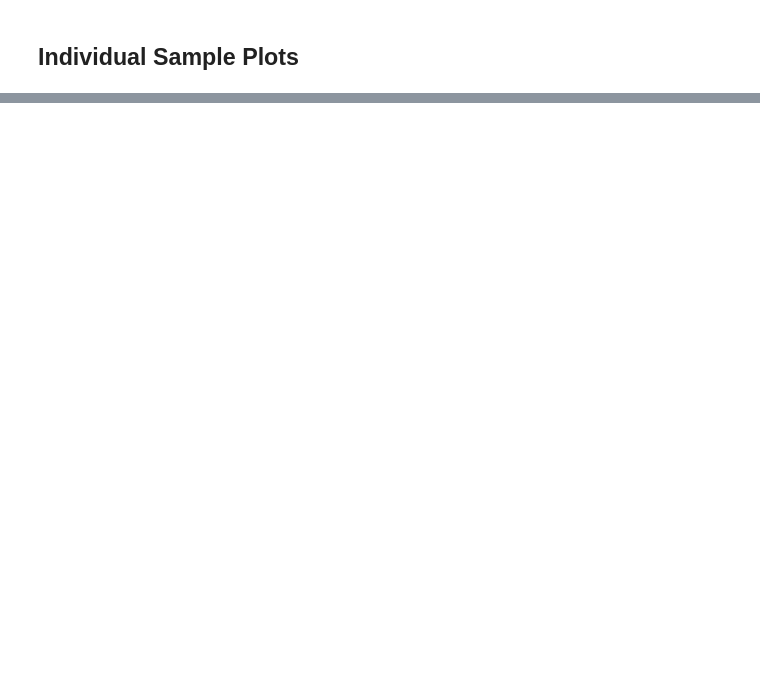
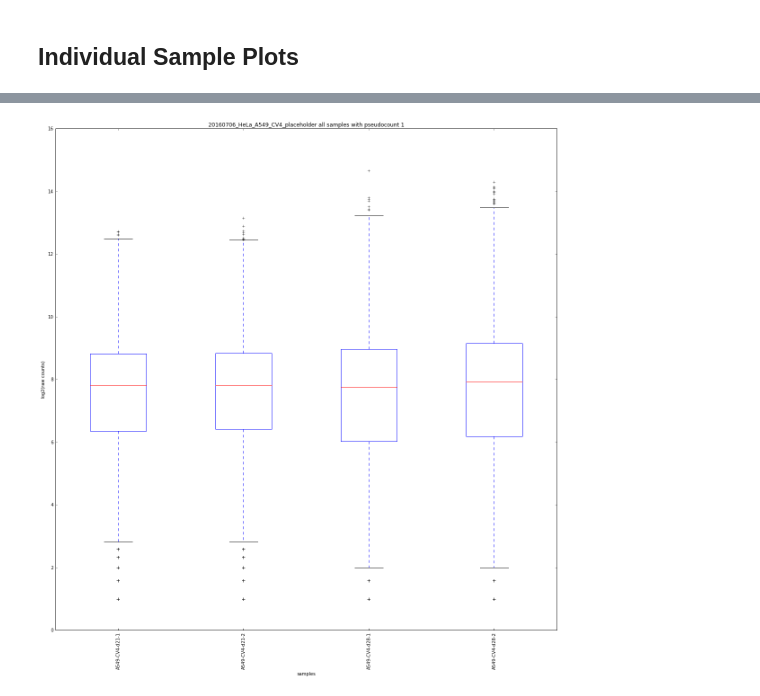
Before and after one commit to ucsd-ccbb/mali-dual-crispr-pipeline, a Jupyter notebook: notebooks/Dual CRISPR 5-Count Plots.ipynb, the cells around one changed output, grey strips where cells are left out. Cells and saved outputs as stored; diff of their text form; code cells hidden in the pictures; blank space fills up the shorter version.

```diff
--- a/notebooks/Dual CRISPR 5-Count Plots.ipynb
+++ b/notebooks/Dual CRISPR 5-Count Plots.ipynb
@@ -194,3 +174,5 @@ print(summarize_filenames_for_prefix_and_suffix(g_combined_counts_dir, g_combine
 # %%
-plot_combined_raw_counts(g_combined_counts_dir, g_combined_counts_run_prefix, get_combined_counts_file_suffix(),
-                         g_plots_dir, g_plots_run_prefix, get_boxplot_suffix())
+ns_plot.plot_combined_raw_counts(g_combined_counts_dir, g_combined_counts_run_prefix,
+    ns_combine.get_combined_counts_file_suffix(), g_plots_dir, g_plots_run_prefix, ns_plot.get_boxplot_suffix())
+# %% [output]
+[figure, added]
```
Also changed, not shown: parts of 28 cells of this notebook, 6 other files.
